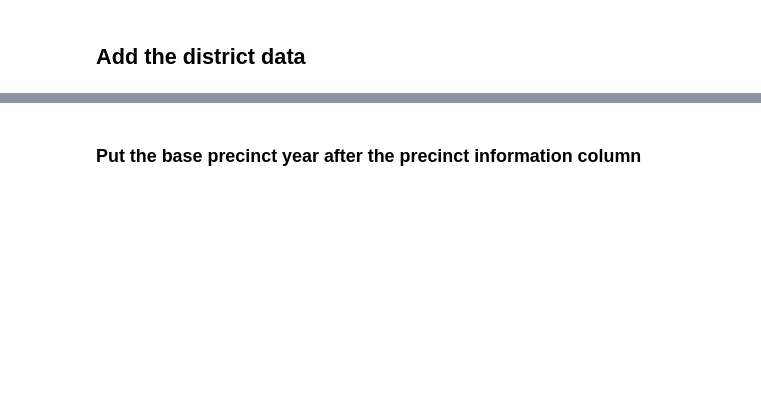
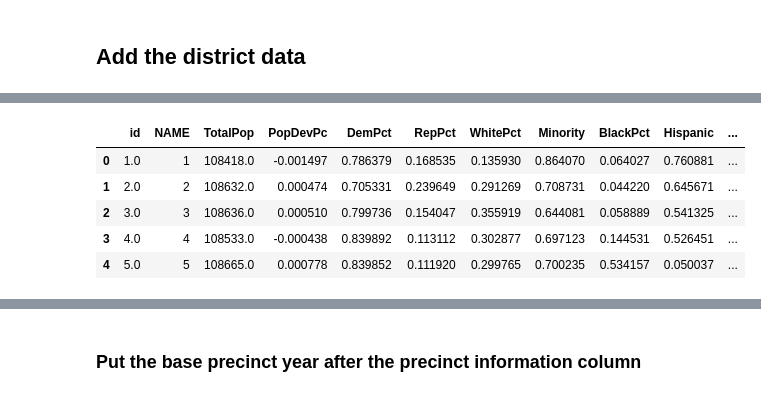
Before and after one commit to eveomett-states/Illinois, a Jupyter notebook: il.ipynb, the cells around one changed output, grey strips where cells are left out. Drawn from its saved outputs; the diff is of its cells as text; code cells hidden in the pictures; blank space fills up the shorter version.

```diff
--- a/il.ipynb
+++ b/il.ipynb
@@ -259,4 +327,7 @@ GEOSException: TopologyException: Input geom 1 is invalid: Self-intersection at
 # %%
-cong_df = gpd.read_file(cd_data)
+cd = gpd.read_file(cd_data)
+cd = cd.to_crs(cd.estimate_utm_crs())
 send = gpd.read_file(send_data)
+send = send.to_crs(send.estimate_utm_crs())
 hdist = gpd.read_file(hdist_data)
+hdist = hdist.to_crs(hdist.estimate_utm_crs())
@@ -288,3 +356,12 @@ election_df = add_district(send, "SEND", election_df, "DISTRICTN")
+# %%
+hdist.head()
+# %% [output]
+|  | id | NAME | TotalPop | PopDevPc | DemPct | RepPct | WhitePct | Minority | BlackPct | Hispanic | ... |
+| 0 | 1.0 | 1 | 108418.0 | -0.001497 | 0.786379 | 0.168535 | 0.135930 | 0.864070 | 0.064027 | 0.760881 | ... |
+| 1 | 2.0 | 2 | 108632.0 | 0.000474 | 0.705331 | 0.239649 | 0.291269 | 0.708731 | 0.044220 | 0.645671 | ... |
+| 2 | 3.0 | 3 | 108636.0 | 0.000510 | 0.799736 | 0.154047 | 0.355919 | 0.644081 | 0.058889 | 0.541325 | ... |
+| 3 | 4.0 | 4 | 108533.0 | -0.000438 | 0.839892 | 0.113112 | 0.302877 | 0.697123 | 0.144531 | 0.526451 | ... |
+| 4 | 5.0 | 5 | 108665.0 | 0.000778 | 0.839852 | 0.111920 | 0.299765 | 0.700235 | 0.534157 | 0.050037 | ... |
 # %%
 election_df = add_district(hdist, "HDIST", election_df, "NAME")
 # %% [output]
```
Also changed, not shown: parts of 57 cells of this notebook, 1 other file.
